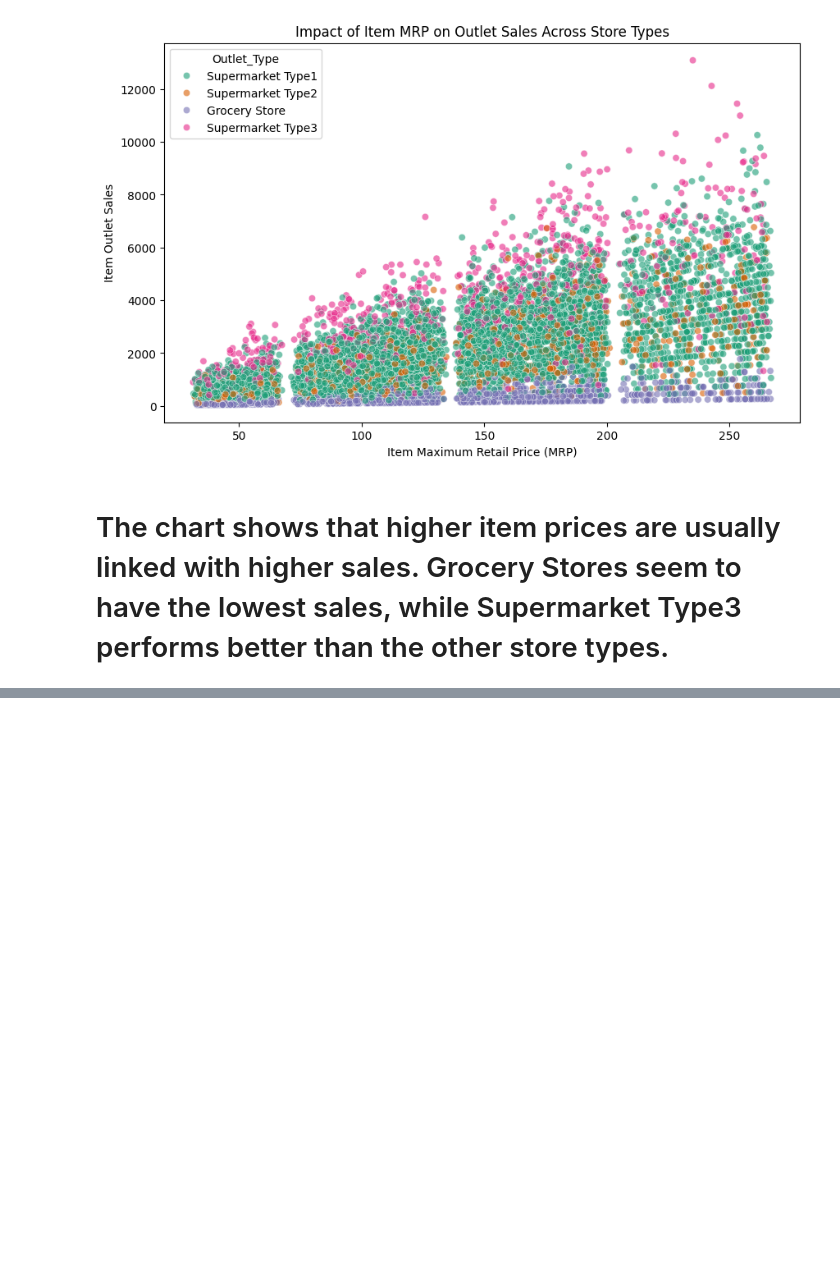
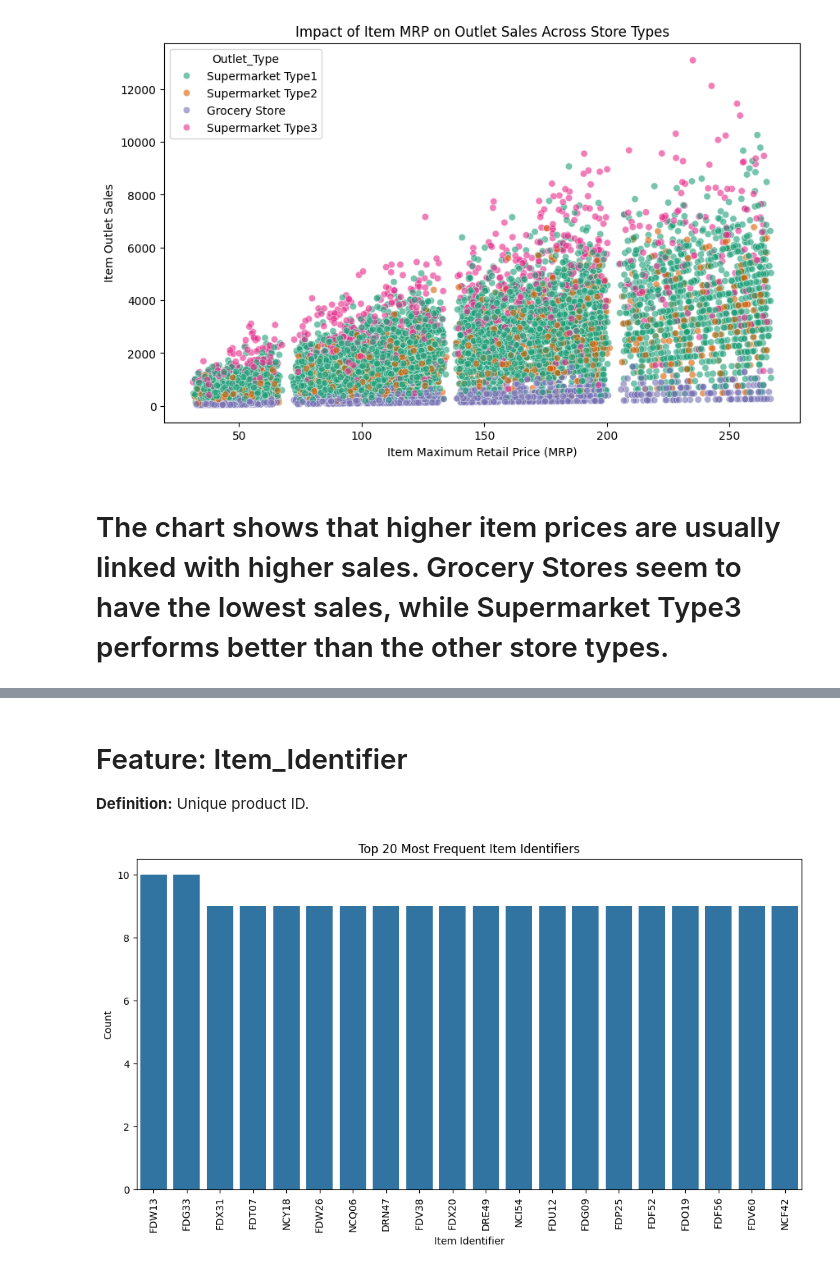
Before and after one commit to Shojaiaa/Prediction-of-Product-Sales, a Jupyter notebook: project_1_ipynb.ipynb, the cells around one changed output, grey strips where cells are left out. Saved outputs shown, nothing was run; the diff lists cells and outputs as text; code cells hidden in the pictures; blank space fills up the shorter version.

```diff
--- a/project_1_ipynb.ipynb
+++ b/project_1_ipynb.ipynb
@@ -300,3 +302,8 @@ plt.show()
 [figure]
 # %% [markdown]
 # The chart shows that higher item prices are usually linked with higher sales. Grocery Stores seem to have the lowest sales, while Supermarket Type3 performs better than the other store types.
+# %%
+# Replace placeholders with null values
+df['Item_Weight'] = df['Item_Weight'].replace(-1, np.nan)
+df['Outlet_Size'] = df['Outlet_Size'].replace('MISSING', np.nan)
+df.isna().sum()
@@ -302,0 +349,19 @@ plt.show()
+# %% [markdown]
+# Feature: Item_Identifier
+
+**Definition:** Unique product ID.
+# %%
+# Univariate visualization for Item_Identifier
+top_items = df['Item_Identifier'].value_counts().head(20)
+
+plt.figure(figsize=(12, 6))
+sns.barplot(x=top_items.index, y=top_items.values)
+
+plt.title('Top 20 Most Frequent Item Identifiers')
+plt.xlabel('Item Identifier')
+plt.ylabel('Count')
+plt.xticks(rotation=90)
+
+plt.show()
+# %% [output]
+[figure, added]
```
Also changed, not shown: parts of 58 cells of this notebook.
